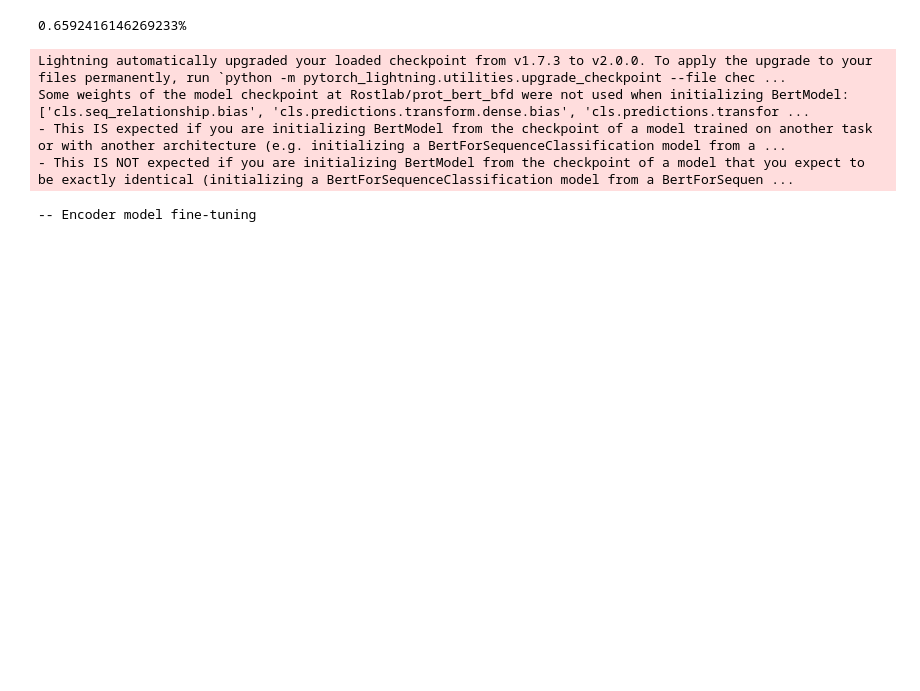
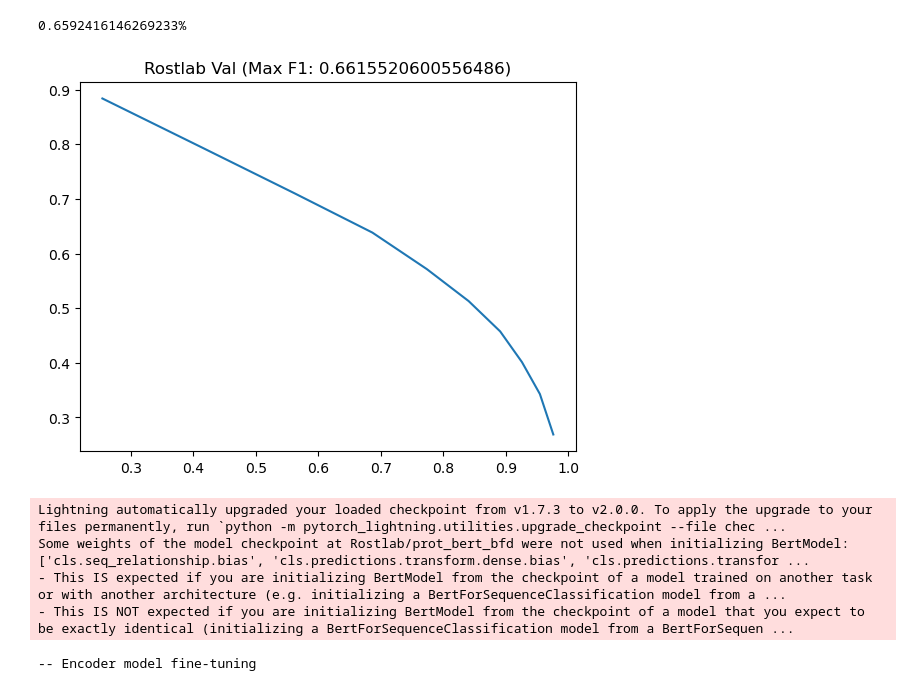
Before and after one commit to amdson/go_metric, a Jupyter notebook: paper_fine_tune.ipynb, the cells around one changed output. Cells and saved outputs as stored; diff of their text form; code cells hidden in the pictures; blank space fills up the shorter version.

```diff
--- a/paper_fine_tune.ipynb
+++ b/paper_fine_tune.ipynb
@@ -108,42 +109,44 @@ with open("eval/rostlab_train_emb.pkl", "wb") as f:
     pickle.dump(emb_dict, f)
 # %%
 import pickle
-with open("eval/rostlab_train_emb.pkl", "rb") as f:
+with open("emb/rostlab_train_emb.pkl", "rb") as f:
     emb_dict = pickle.load(f)
     train_ids, train_embeddings = emb_dict['prot_id'], emb_dict['embedding']
 
-with open("eval/rostlab_val_emb.pkl", "rb") as f:
+with open("emb/rostlab_val_emb.pkl", "rb") as f:
     emb_dict = pickle.load(f)
     val_ids, val_embeddings = emb_dict['prot_id'], emb_dict['embedding']
 
-with open("eval/rostlab_test_emb.pkl", "rb") as f:
+with open("emb/rostlab_test_emb.pkl", "rb") as f:
     emb_dict = pickle.load(f)
     test_ids, test_embeddings = emb_dict['prot_id'], emb_dict['embedding']
 # %%
 from go_metric.multilabel_knn import embedding_knn
 train_labels = train_dataset.labels.toarray()
 val_labels = val_dataset.labels.toarray()
-rostlab_preds = embedding_knn(train_embeddings, val_embeddings, train_labels)
+rostlab_preds = embedding_knn(train_embeddings, val_embeddings, train_labels, k=10)
 
 
 from sklearn.metrics import multilabel_confusion_matrix, precision_recall_fscore_support
 def threshold_stats(testing_matrix, prediction_matrix):
     precs = []
     recs = []
     f_scores = []
     rms = []
     for threshold in np.linspace(0.001, 1, 100):
         preds = prediction_matrix.copy()
         preds.data = np.where(preds.data >= threshold, 1, 0)
         preds.eliminate_zeros()
         p, r, f, support = precision_recall_fscore_support(testing_matrix, preds, average='micro')
         precs.append(p)
         recs.append(r)
         f_scores.append(f)
         rms.append(r*r * preds.shape[0] * preds.shape[1] / preds.sum())
     return precs, recs, f_scores, rms
 
 precs, recs, f_scores, rms = threshold_stats(csr_matrix(val_labels), csr_matrix(rostlab_preds))
 plt.plot(precs, recs)
 plt.title(f"Rostlab Val (Max F1: {max(f_scores)})")
 plt.show()
+# %% [output]
+[figure, added]
```
Also changed, not shown: parts of 3 cells of this notebook, 8 other files.
